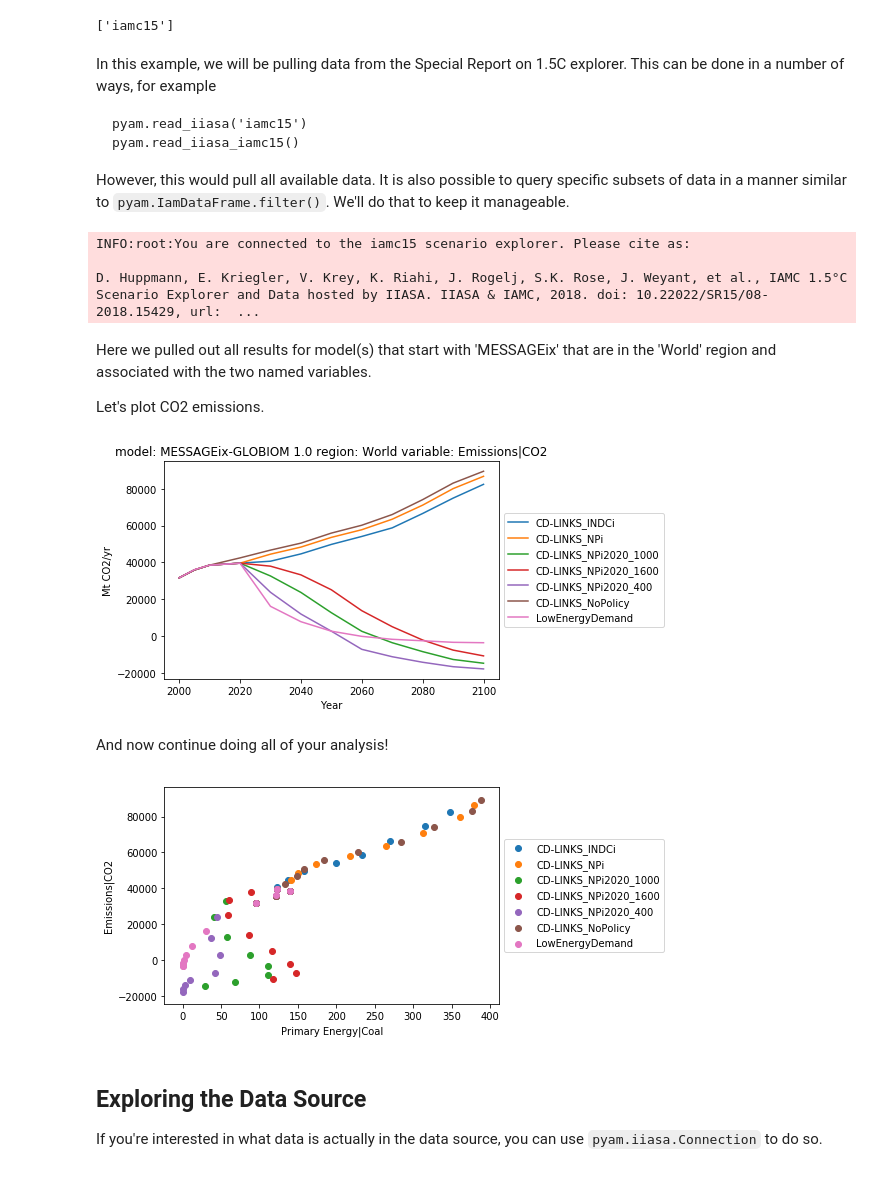
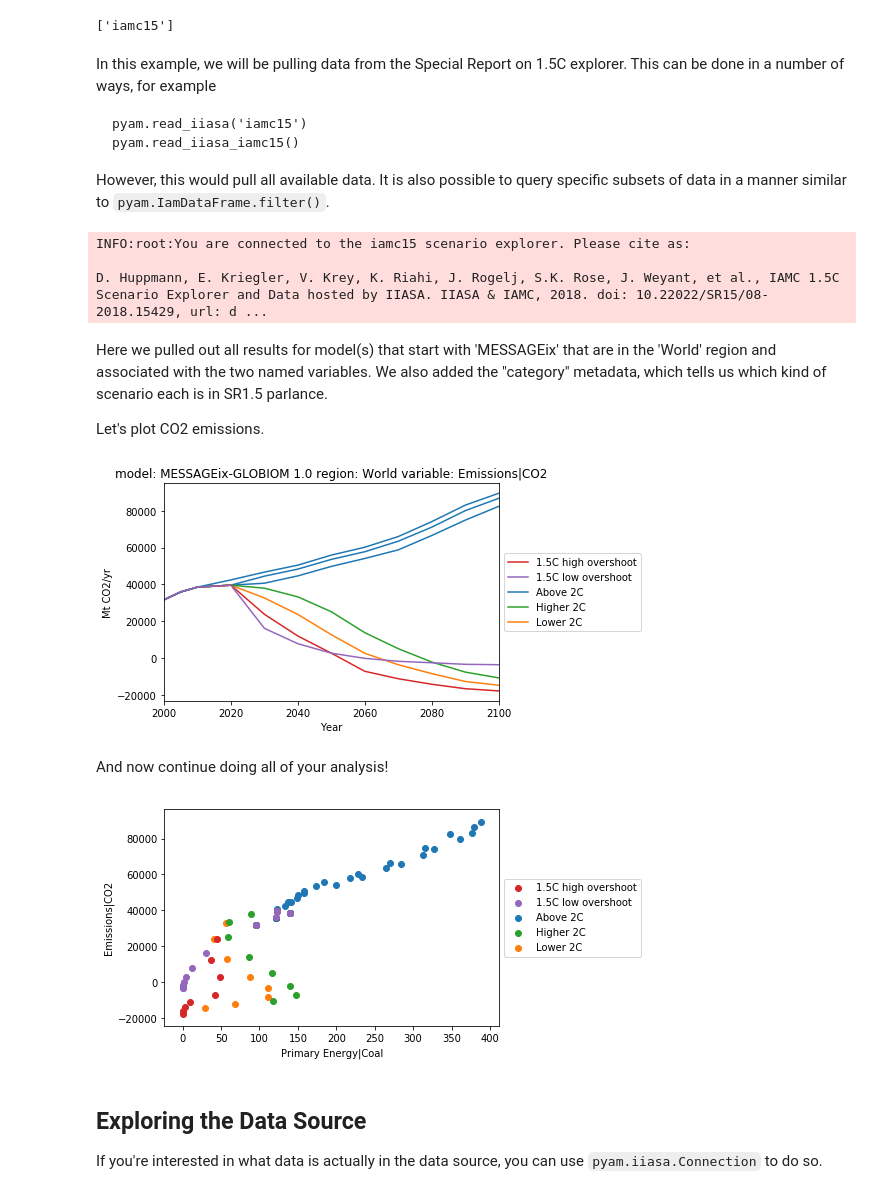
Before and after one commit to IAMconsortium/pyam, a Jupyter notebook: doc/source/tutorials/iiasa_dbs.ipynb, the cells around one changed output. Cells and saved outputs as stored; diff of their text form; code cells hidden in the pictures.

````diff
--- a/doc/source/tutorials/iiasa_dbs.ipynb
+++ b/doc/source/tutorials/iiasa_dbs.ipynb
@@ -21,39 +21,40 @@ pyam.read_iiasa('iamc15')
 pyam.read_iiasa_iamc15()
 ```
 
-However, this would pull all available data. It is also possible to query specific subsets of data in a manner similar to `pyam.IamDataFrame.filter()`. We'll do that to keep it manageable.
+However, this would pull all available data. It is also possible to query specific subsets of data in a manner similar to `pyam.IamDataFrame.filter()`.
 # %%
 df = pyam.read_iiasa_iamc15(
     model='MESSAGEix*',
     variable=['Emissions|CO2', 'Primary Energy|Coal'],
-    region='World'
+    region='World',
+    meta=['category']
 )
 # %% [output]
 INFO:root:You are connected to the iamc15 scenario explorer. Please cite as:
 
-D. Huppmann, E. Kriegler, V. Krey, K. Riahi, J. Rogelj, S.K. Rose, J. Weyant, et al., IAMC 1.5°C Scenario Explorer and Data hosted by IIASA. IIASA & IAMC, 2018. doi: 10.22022/SR15/08-2018.15429, url:  ...
+D. Huppmann, E. Kriegler, V. Krey, K. Riahi, J. Rogelj, S.K. Rose, J. Weyant, et al., IAMC 1.5C Scenario Explorer and Data hosted by IIASA. IIASA & IAMC, 2018. doi: 10.22022/SR15/08-2018.15429, url: d ...
 # %% [markdown]
-Here we pulled out all results for model(s) that start with 'MESSAGEix' that are in the 'World' region and associated with the two named variables.
+Here we pulled out all results for model(s) that start with 'MESSAGEix' that are in the 'World' region and associated with the two named variables. We also added the "category" metadata, which tells us which kind of scenario each is in SR1.5 parlance.
 
 Let's plot CO2 emissions.
 # %%
 ax = df.filter(variable='Emissions|CO2').line_plot(
-    color='scenario',
+    color='category',
     legend=dict(loc='center left', bbox_to_anchor=(1.0, 0.5))
 )
 # %% [output]
-[figure, old version]
+[figure, new version]
 # %% [markdown]
 And now continue doing all of your analysis!
 # %%
 ax = df.scatter(
     x='Primary Energy|Coal',
     y='Emissions|CO2',
-    color='scenario',
+    color='category',
     legend=dict(loc='center left', bbox_to_anchor=(1.0, 0.5))
 )
 # %% [output]
-[figure, old version]
+[figure, new version]
 # %% [markdown]
 ## Exploring the Data Source
 
````
Also changed, not shown: parts of 5 cells of this notebook.
